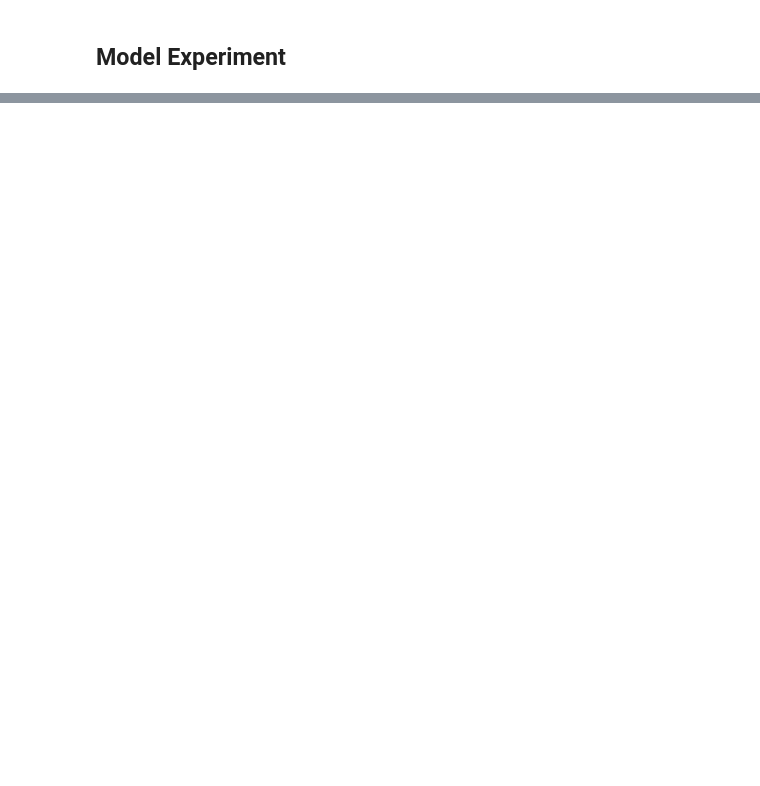
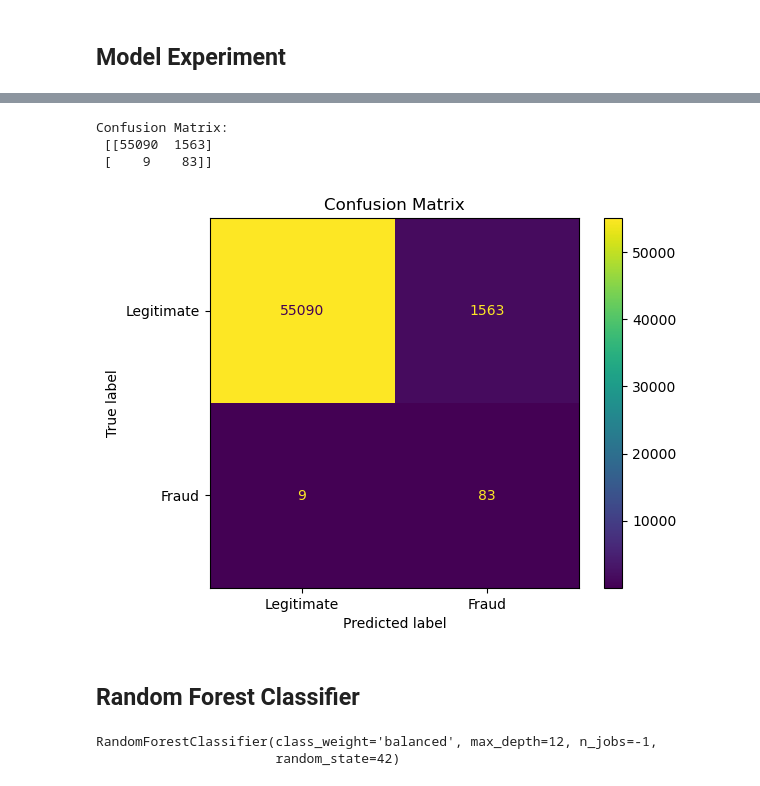
Before and after one commit to AadityaBajgain/Fraudguard, a Jupyter notebook: notebooks/02_experimentation.ipynb, the cells around one changed output, grey strips where cells are left out. Cells and saved outputs as stored; diff of their text form; code cells hidden in the pictures; blank space fills up the shorter version.

```diff
--- a/notebooks/02_experimentation.ipynb
+++ b/notebooks/02_experimentation.ipynb
@@ -88,0 +159,18 @@ Confusion Matrix
+# %%
+# logistic_smote = LogisticRegression(
+#     max_iter=1000,
+#     random_state=42
+# )
+
+# X_train_smote_scaled = scaler.fit_transform(X_train_smote)
+# logistic_smote.fit(
+#     X_train_smote_scaled,
+#     y_train_smote
+# )
+
+# print("Logistic Regression SMOTE Training Complete...")
+
+
+smote_pipeline = create_smote_pipeline()
+
+smote_pipeline.fit(X_train, y_train)
@@ -88,0 +181,6 @@ Confusion Matrix
+# %%
+# SMOTE MODEL PREDICTION
+# X_val_scaled = scaler.fit_transform(X_val)
+y_pred_smote = smote_pipeline.predict(
+    X_val
+)
@@ -88,0 +236,37 @@ Confusion Matrix
+# %%
+cm_smote = confusion_matrix(y_val, y_pred_smote)
+
+print("Confusion Matrix: \n", cm_smote)
+
+
+disp = ConfusionMatrixDisplay(
+    confusion_matrix=cm_smote,
+    display_labels=["Legitimate","Fraud"]
+)
+
+disp.plot()
+plt.title("Confusion Matrix")
+plt.show()
+# %% [output]
+Confusion Matrix:
+ [[55090  1563]
+ [    9    83]]
+[figure, added]
+# %% [markdown]
+## Random Forest Classifier
+# %%
+rf_model = RandomForestClassifier(
+    n_estimators=100,
+    max_depth=12,
+    class_weight="balanced",
+    random_state=42,
+    n_jobs=-1
+)
+
+rf_model.fit(
+    X_train,
+    y_train
+)
+# %% [output]
+RandomForestClassifier(class_weight='balanced', max_depth=12, n_jobs=-1,
+                       random_state=42)
```
Also changed, not shown: parts of 21 cells of this notebook, 1 other file.
